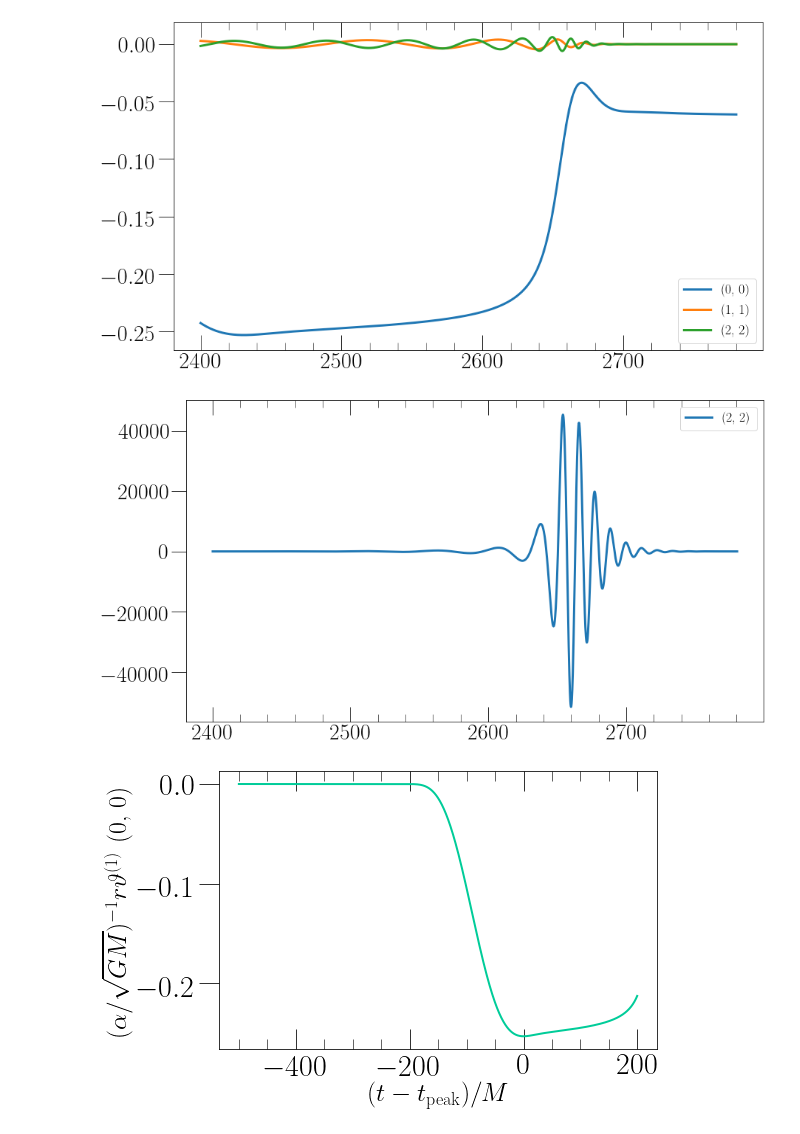
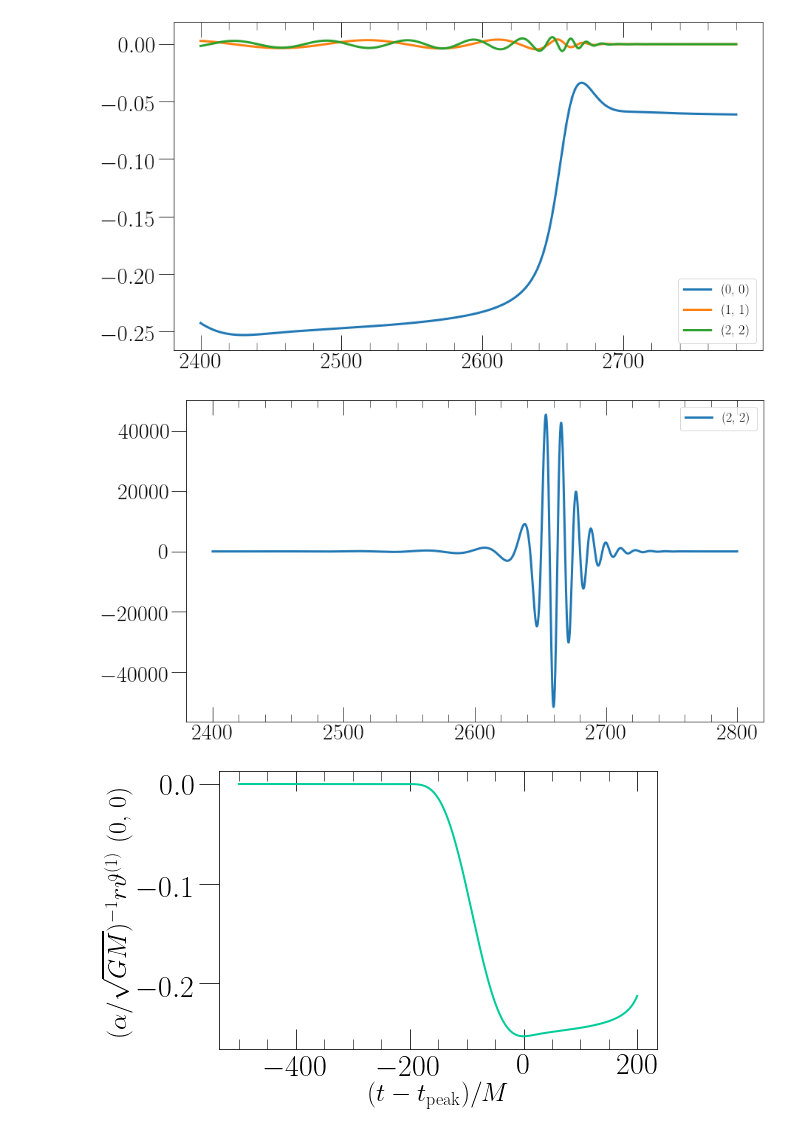
Before and after one commit to mariaokounkova/EDGB, a Jupyter notebook: GW150914/EDGB_GW.ipynb, the cells around one changed output. Drawn from its saved outputs; the diff is of its cells as text; code cells hidden in the pictures.

```diff
--- a/GW150914/EDGB_GW.ipynb
+++ b/GW150914/EDGB_GW.ipynb
@@ -253,16 +253,16 @@ plt.show()
 # %%
 ## Run Progress
 plt.figure(figsize=(14, 8))
 
 for mode in [(2,2)]:
-    time, data = GethPsi4Mode(ev_dir(2100),mode=mode, radius=0)
+    time, data = GethPsi4Mode(ev_dir(2100, lev=0),mode=mode, radius=0)
     time, data = CutTimes(time, data, 2400, 2800)
     plt.plot(time, data, label=mode)
 
 plt.legend()
 plt.show()
 # %% [output]
-[figure, old version]
+[figure, new version]
 # %%
 ## Background plot
 def BackgroundPlot():
```
Also changed, not shown: parts of 8 cells of this notebook.
